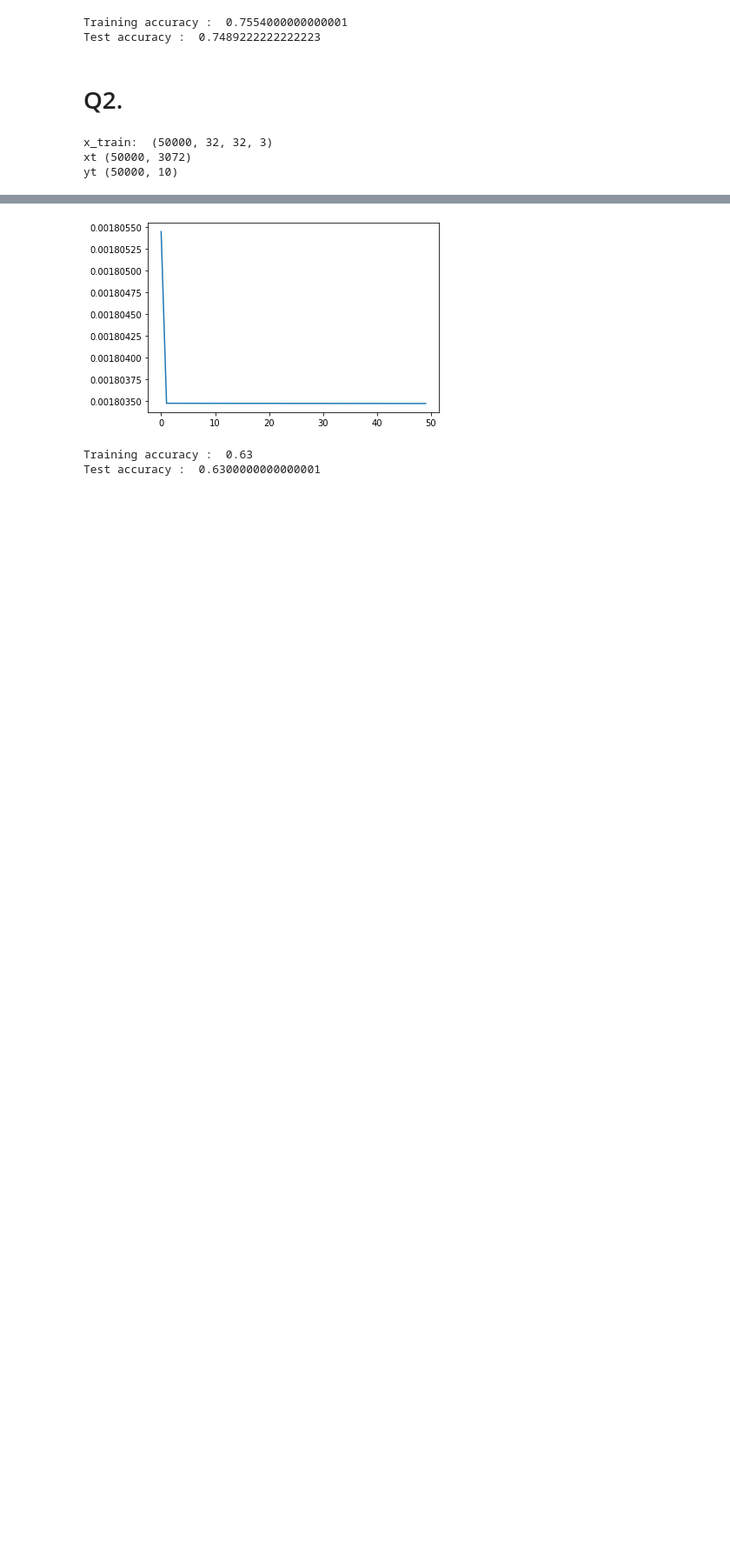
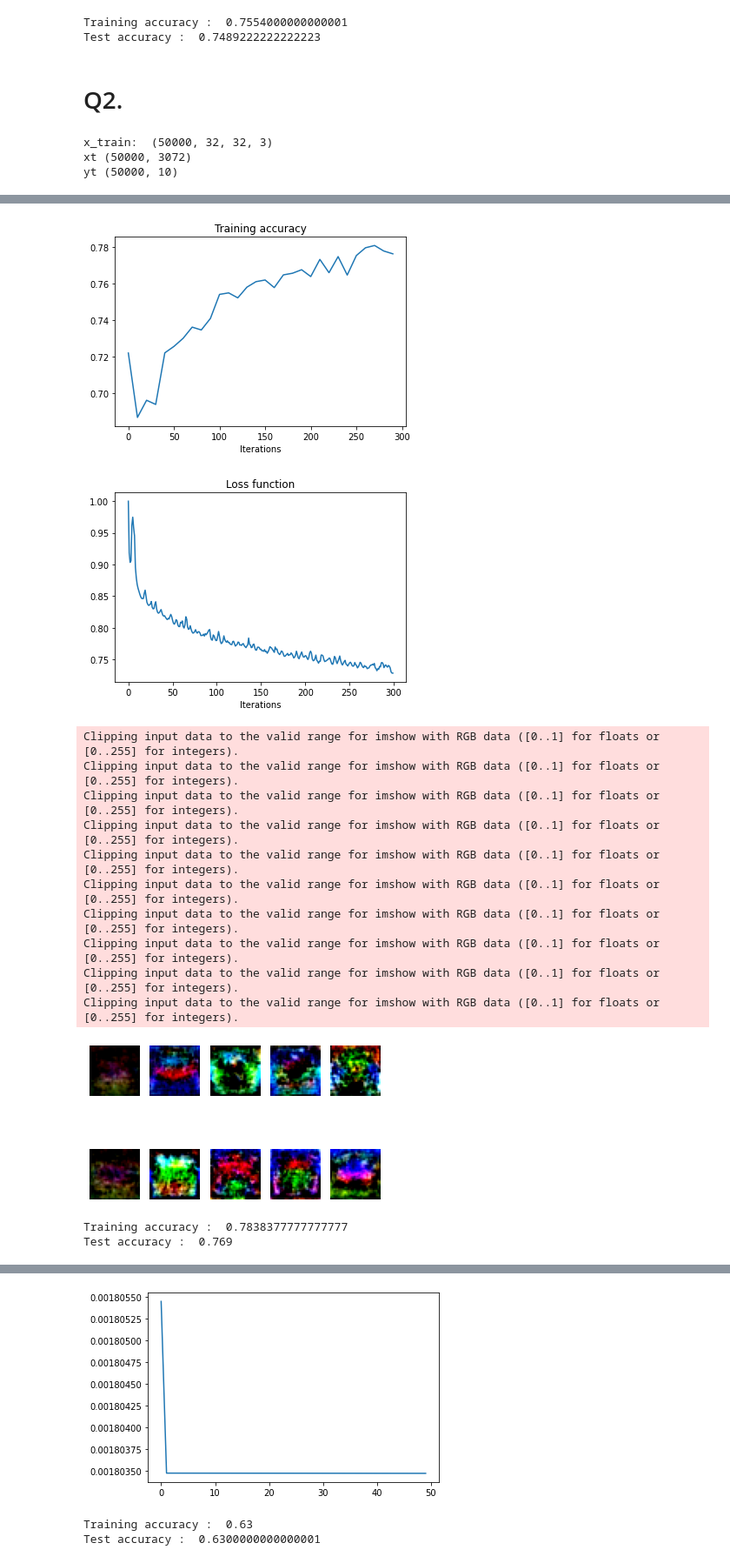
Before and after one commit to Nirajkanth/Digital-image-processing-and-computer-vision, a Jupyter notebook: EN2550_Assignments/A_04/Assign_04.ipynb, the cells around one changed output, grey strips where cells are left out. Shown at 87% size. Cells and saved outputs as stored; diff of their text form; code cells hidden in the pictures; blank space fills up the shorter version.

```diff
--- a/EN2550_Assignments/A_04/Assign_04.ipynb
+++ b/EN2550_Assignments/A_04/Assign_04.ipynb
@@ -145,7 +145,7 @@ Nte = x_test.shape[0]
 Din = 3072 # CIFAR10
 # Din = 784 # MINIST
 # Normalize pixel values
-x_train, x_test = x_train / 255.0, x_test / 255.0
+#x_train, x_test = x_train / 255.0, x_test / 255.0
 mean_image = np.mean(x_train, axis=0)
 x_train = x_train - mean_image
 x_test = x_test - mean_image
@@ -175,9 +175,9 @@ print("b2:", b2.shape)
 batch_size = Ntr
 
 iterations = 300
-lr = 0.01
+lr = 1.4e-2
 lr_decay= 0.999
-reg = 5e-5
+reg = 5e-6
 loss_history = []
 train_acc_history = []
 val_acc_history = []
@@ -187,6 +187,7 @@ rng = np.random.default_rng(seed=seed)
 for t in range(iterations):
     indices = np.arange(Ntr)
     rng.shuffle(indices)
+    #indices = np.random.choice(Ntr, batch_size)
     # Forward pass
     x = x_train[indices]
     y = y_train[indices]
@@ -213,7 +214,7 @@ for t in range(iterations):
     w2 = w2 - lr*dw2
     b2 = b2 - lr*db2
 
-    lr = (0.95**t)*lr
+    lr = lr*lr_decay
 # %% [output]
 w1: (3072, 200)
 b1: (200,)
@@ -230,28 +236,44 @@ Training accuracy :  0.5001888888888889
 # %%
 plt.plot(np.arange(0,300,10),train_acc_history)
 plt.title("Training accuracy"), plt.xlabel("Iterations")
 plt.show()
 plt.plot(loss_history)
 plt.title("Loss function"), plt.xlabel("Iterations")
 plt.show()
 
 fg, ax = plt.subplots(2,5)
 
 for i in range(2):
     for j in range(5):
         img = w1[:,5*i+j].reshape(32,32,3)
-        ax[i,j].imshow(img*250)
+        ax[i,j].imshow(img*1000)
         ax[i,j].axis("off")
 plt.show()
 
 h = 1./(1 + np.exp(-x_train.dot(w1) - b1))
 y_pred = h.dot(w2) + b2
 train_acc = 1.0 - np.mean(np.abs((np.argmax(y_pred, axis=1) - np.argmax(y_train, axis=1))/(K-1)))
 print("Training accuracy : ",train_acc)
 h_1 = 1./(1 + np.exp(-x_test.dot(w1) - b1))
 y_pred_test = h_1.dot(w2) + b2
 test_acc = 1.0 - np.mean(np.abs((np.argmax(y_pred_test, axis=1) - np.argmax(y_test, axis=1))/(K-1)))
 print("Test accuracy : ",test_acc)
+# %% [output]
+[figure, added]
+[figure, added]
+Clipping input data to the valid range for imshow with RGB data ([0..1] for floats or [0..255] for integers).
+Clipping input data to the valid range for imshow with RGB data ([0..1] for floats or [0..255] for integers).
+Clipping input data to the valid range for imshow with RGB data ([0..1] for floats or [0..255] for integers).
+Clipping input data to the valid range for imshow with RGB data ([0..1] for floats or [0..255] for integers).
+Clipping input data to the valid range for imshow with RGB data ([0..1] for floats or [0..255] for integers).
+Clipping input data to the valid range for imshow with RGB data ([0..1] for floats or [0..255] for integers).
+Clipping input data to the valid range for imshow with RGB data ([0..1] for floats or [0..255] for integers).
+Clipping input data to the valid range for imshow with RGB data ([0..1] for floats or [0..255] for integers).
+Clipping input data to the valid range for imshow with RGB data ([0..1] for floats or [0..255] for integers).
+Clipping input data to the valid range for imshow with RGB data ([0..1] for floats or [0..255] for integers).
+[figure, added]
+Training accuracy :  0.7838377777777777
+Test accuracy :  0.769
 # %%
 import tensorflow as tf
 from tensorflow import keras
```
Also changed, not shown: parts of 3 cells of this notebook.
